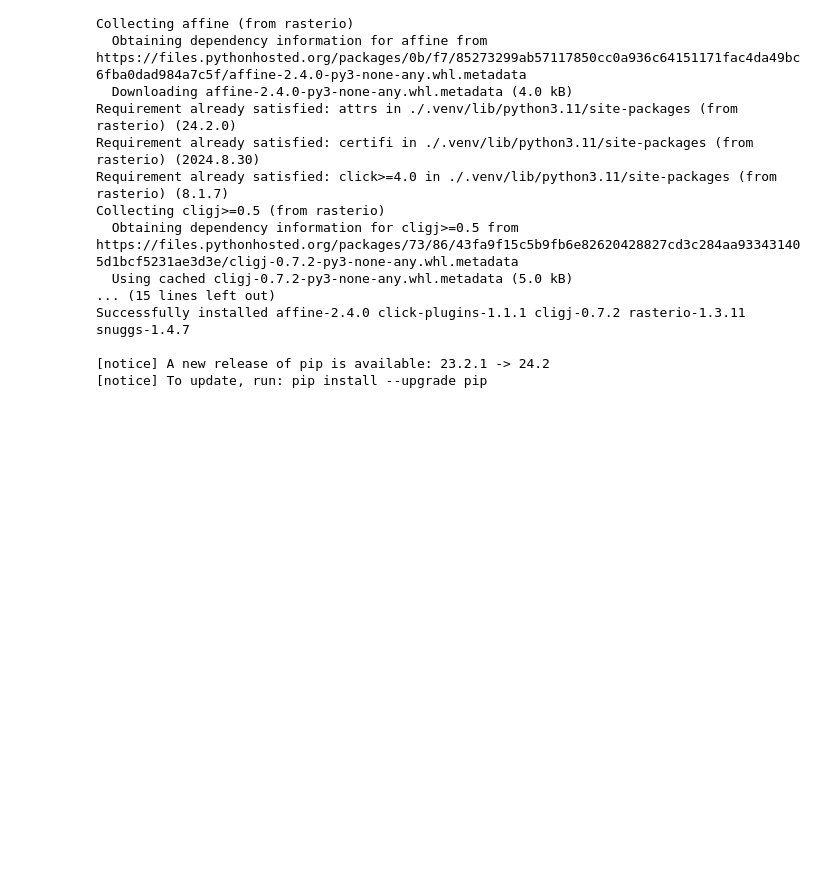
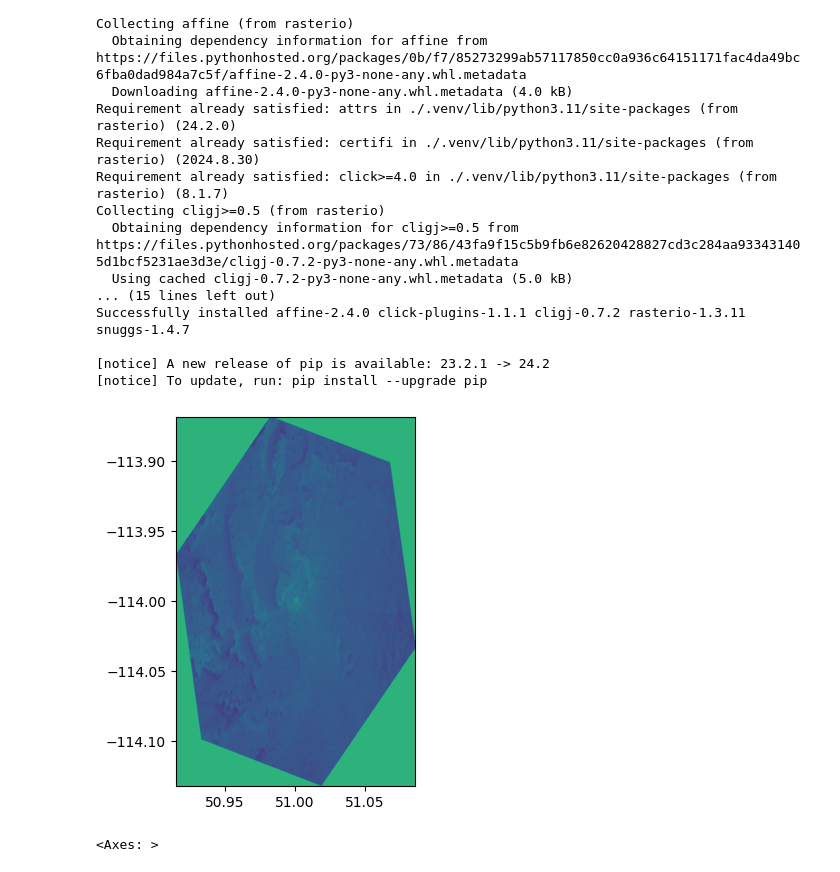
Before and after one commit to meshtastic/meshtastic_linkplanner, a Jupyter notebook: explore.ipynb, the cells around one changed output. Drawn from its saved outputs; the diff is of its cells as text; code cells hidden in the pictures; blank space fills up the shorter version.

```diff
--- a/explore.ipynb
+++ b/explore.ipynb
@@ -204,3 +204,12 @@ Successfully installed affine-2.4.0 click-plugins-1.1.1 cligj-0.7.2 rasterio-1.3
 
 [notice] A new release of pip is available: 23.2.1 -> 24.2
 [notice] To update, run: pip install --upgrade pip
+# %%
+import rasterio
+from rasterio.plot import show
+fp = r'sample.tiff'
+img = rasterio.open(fp)
+show(img)
+# %% [output]
+[figure, added]
+<Axes: >
```
Also changed, not shown: parts of 2 cells of this notebook, 10 other files.
